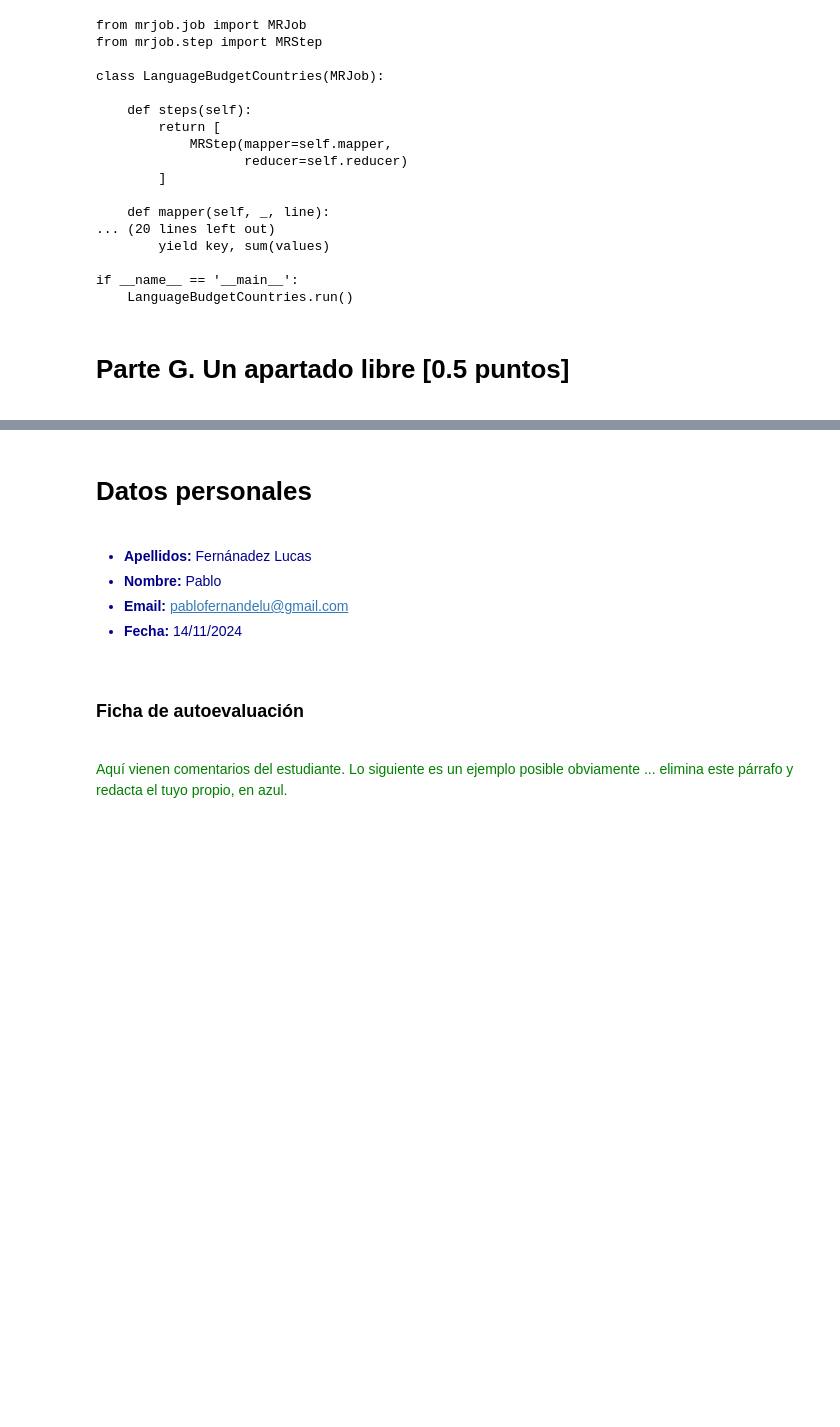
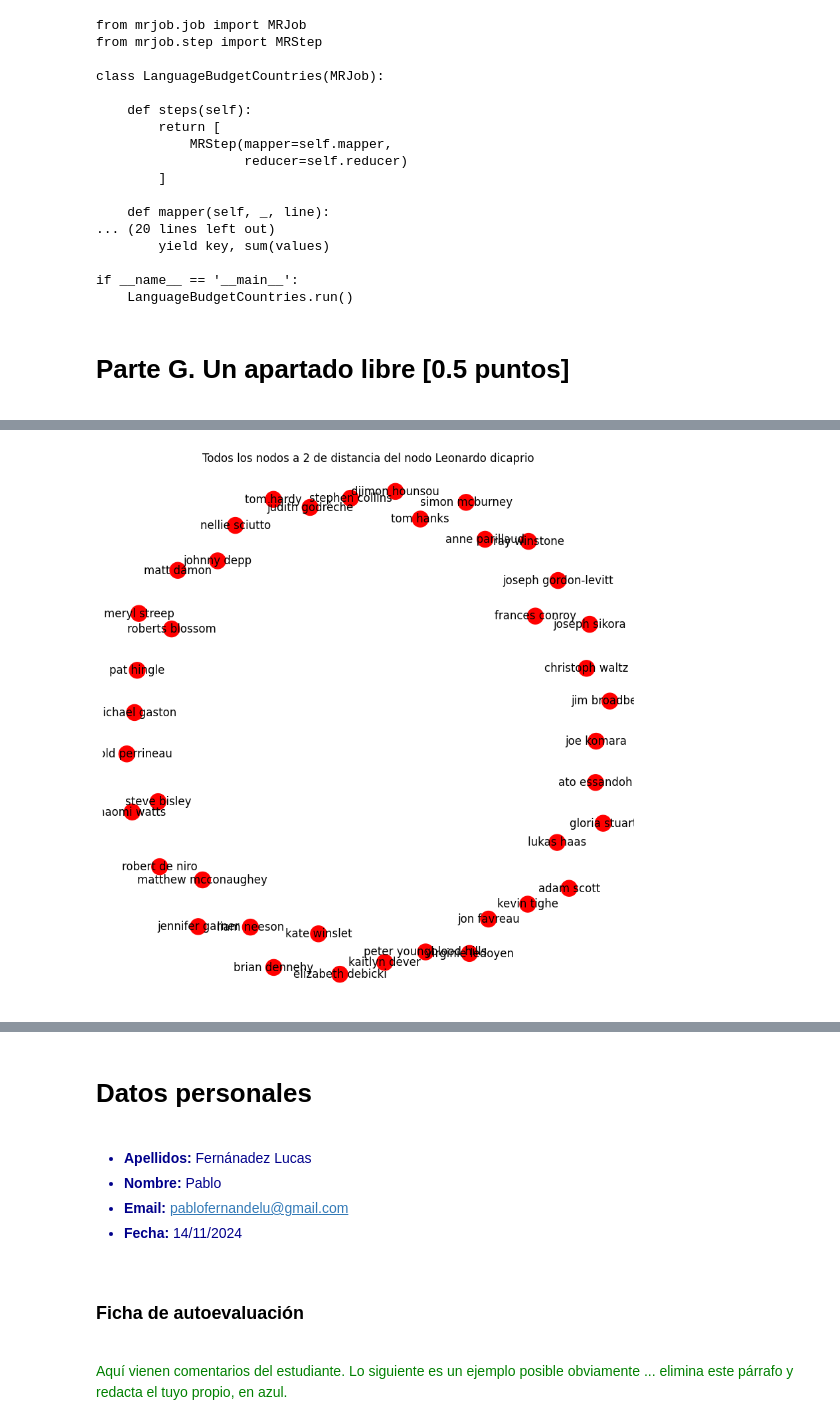
Before and after one commit to py-qwerty/Master-BigData-IA, a Jupyter notebook: movies_02_enunciados.ipynb, the cells around one changed output, grey strips where cells are left out. Cells and saved outputs as stored; diff of their text form; code cells hidden in the pictures; blank space fills up the shorter version.

Commit message:
graph conexions

```diff
--- a/movies_02_enunciados.ipynb
+++ b/movies_02_enunciados.ipynb
@@ -1436,0 +1354,83 @@ AttributeError: 'Graph' object has no attribute 'head'
+# %%
+
+def show_graph(graph: nx.Graph, title:str= 'Grafo', focus_node: str=''):
+
+    focus_node = focus_node.lower()
+    subgraph = graph
+    # Extraer subgrafo a partir del nodo de enfoque y la profundidad máxima
+    if(focus_node != ''):
+        subgraph = nx.ego_graph(graph, focus_node)
+
+    # Establecer colores de nodo
+    node_colors = [subgraph.nodes[node].get('color', 'grey') for node in subgraph.nodes()]
+
+    # Configuración del gráfico
+    plt.figure(figsize=(8, 8))
+    pos = nx.spring_layout(subgraph)  # Generar posiciones de los nodos para el gráfico
+    nx.draw(subgraph, pos, with_labels=True, node_color=node_colors)
+    plt.title(title)
+    plt.show()
+# %%
+
+
+def extract_subgraph_by_depth(graph: nx.Graph, focus_node: str, max_depth: int=1):
+    """
+    Extrae un subgrafo centrado en un nodo específico con una profundidad limitada,
+    incluyendo solo los nodos que están dentro de la distancia especificada desde el nodo de enfoque.
+
+    Parámetros:
+    -----------
+    graph : nx.Graph
+        El grafo completo en el que se realiza la búsqueda.
+    focus_node : str
+        El nodo de enfoque alrededor del cual se construirá el subgrafo.
+    max_depth : int, opcional (por defecto es 2)
+        La profundidad máxima desde el nodo de enfoque para incluir nodos en el subgrafo.
+
+    Retorna:
+    --------
+    tuple
+        focus_node (str): El nodo de enfoque en minúsculas.
+        subgraph (nx.Graph): El subgrafo resultante limitado por la profundidad especificada.
+        node_sizes (list[int]): Tamaños de los nodos en el subgrafo, ajustados según la profundidad.
+        node_colors (list[str]): Colores de los nodos en el subgrafo.
+    """
+
+    focus_node = focus_node.lower()
+    # Crear un conjunto para almacenar los nodos dentro de la profundidad especificada
+    nodes_to_include = {focus_node}
+
+    # Diccionario para rastrear la profundidad de cada nodo
+    node_depths = {focus_node: 0}
+
+    # Usar bfs_edges para obtener todas las aristas hasta la profundidad especificada
+    edges = nx.bfs_edges(graph, source=focus_node, depth_limit=max_depth)
+
+    for u, v in edges:
+        # Asignar profundidad a cada nodo, sumando 1 por cada capa desde el nodo de enfoque
+        node_depths[v] = node_depths[u] + 1
+
+    # Crear el subgrafo con los nodos seleccionados
+    subgraph = graph.subgraph({node for node, depth in  node_depths.items() if depth == max_depth }).copy()
+
+
+    return  subgraph
+
+
+
+focus_node = 'Leonardo dicaprio'
+max_depth = 2
+subgraph = extract_subgraph_by_depth(G, focus_node, max_depth)
+
+
+"""
+En este gráfico podemos observar cómo Leonardo DiCaprio se encuentra conectado,
+de alguna forma, con más compañeros de profesión gracias a las películas que ha
+protagonizado junto a ellos. A su vez, estos compañeros han actuado en otras películas
+con distintos actores, lo que establece una relación de conexión con Leonardo.
+
+"""
+
+show_graph(subgraph, title=f'Todos los nodos a {max_depth} de distancia del nodo {focus_node}')
+# %% [output]
+[figure, added]
```
Also changed, not shown: parts of 5 cells of this notebook.
